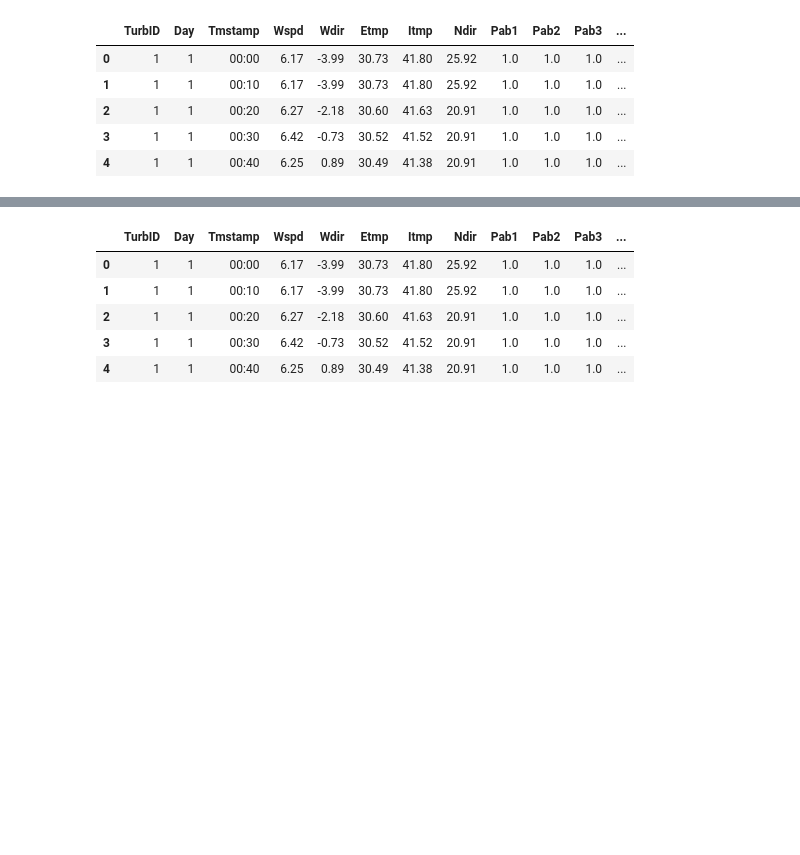
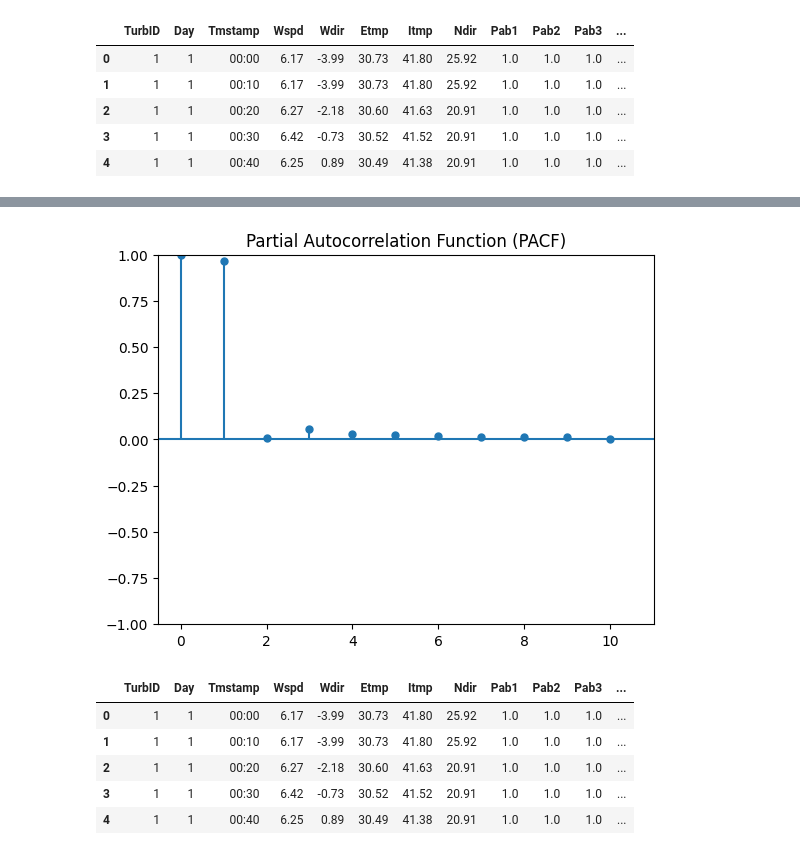
Before and after one commit to GKDGKD/KDD_CUP_2022, a Jupyter notebook: notebook/kdd_EDA.ipynb, the cells around one changed output, grey strips where cells are left out. Cells and saved outputs as stored; diff of their text form; code cells hidden in the pictures; blank space fills up the shorter version.

```diff
--- a/notebook/kdd_EDA.ipynb
+++ b/notebook/kdd_EDA.ipynb
@@ -53,3 +105,10 @@ data.head()
+# %%
+# 绘制偏自相关图
+plot_pacf(data['Patv'][:1000000], lags=10)  # 指定lags为延迟的数量
+plt.title('Partial Autocorrelation Function (PACF)')
+plt.show()
+# %% [output]
+[figure, added]
 # %%
 # df_train = data[data['Day'] <= 200]
 # df_val = data[data['Day'] > 200 & (data['Day'] <= 220)]
```
Also changed, not shown: parts of 9 cells of this notebook, 10 other files.
